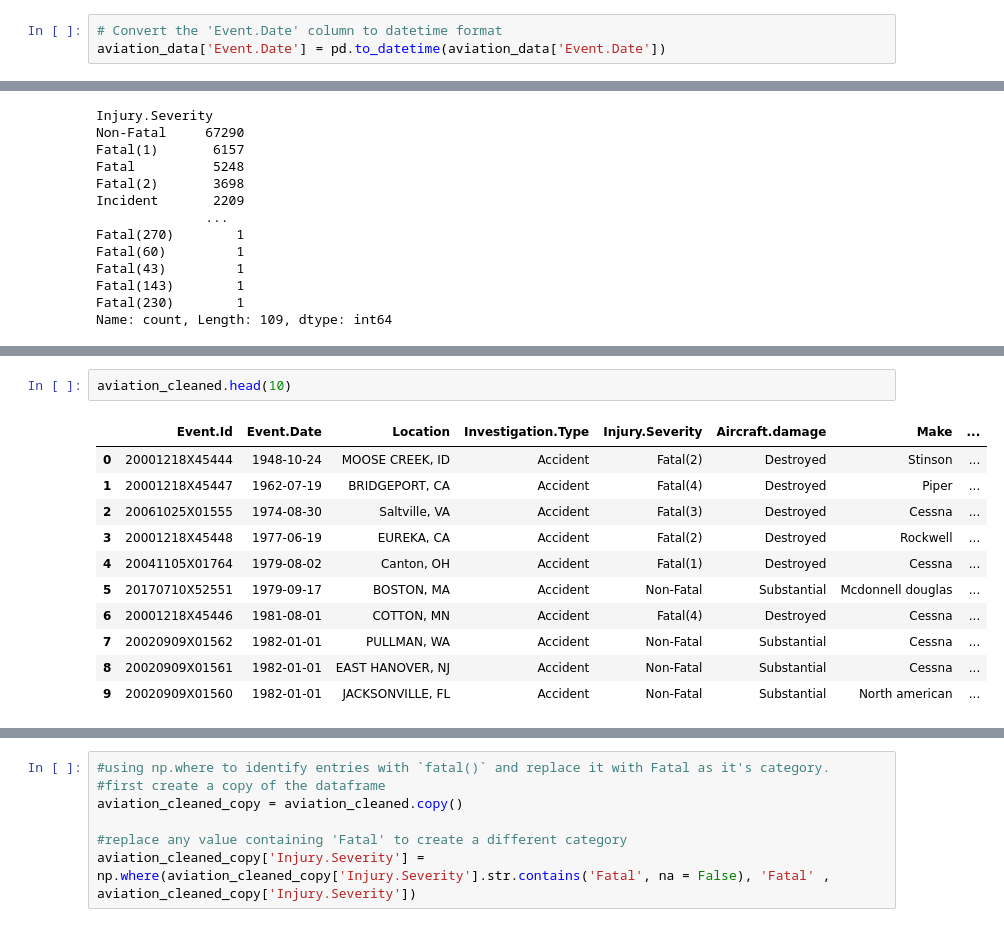
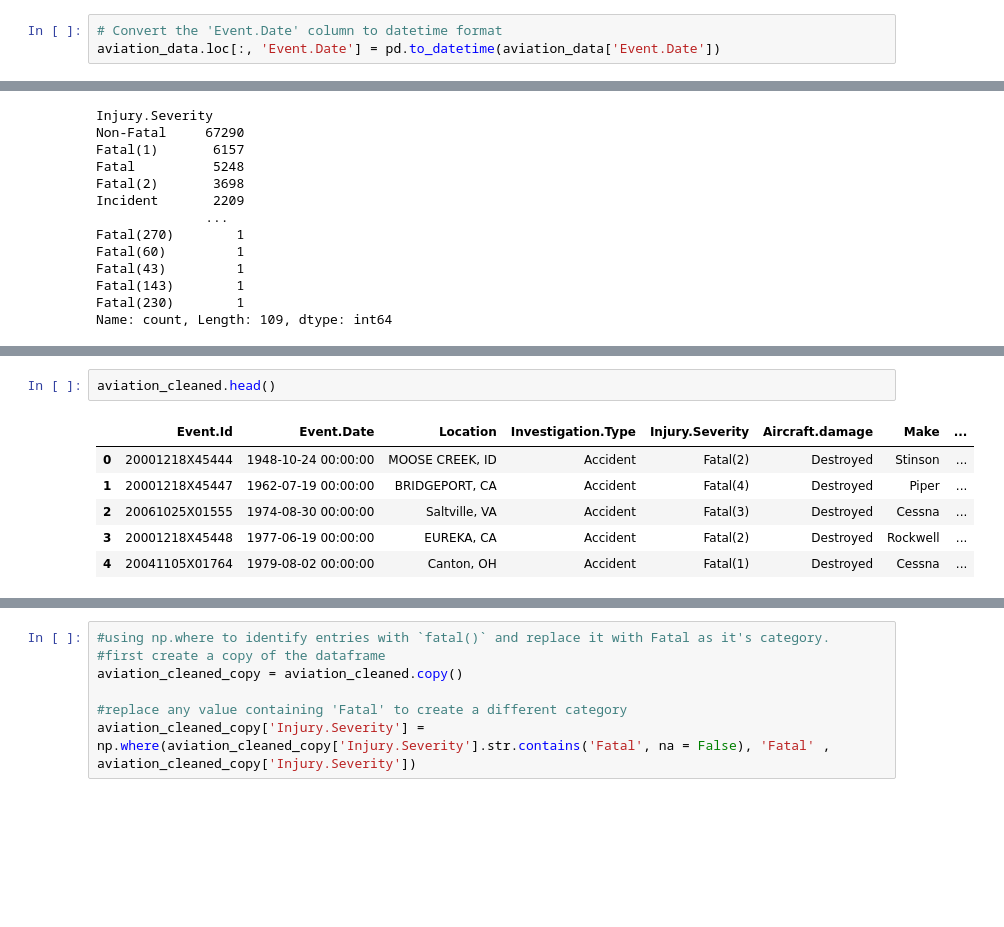
Before and after one commit to BandaVallary/aviation-accidents-analysis, a Jupyter notebook: aviation-accident-analysis.ipynb, the cells around one changed output, grey strips where cells are left out. Drawn from its saved outputs; the diff is of its cells as text; blank space fills up the shorter version.

```diff
--- a/aviation-accident-analysis.ipynb
+++ b/aviation-accident-analysis.ipynb
@@ -80,4 +81,4 @@ relevant_columns = ['Event.Id', 'Event.Date', 'Location','Investigation.Type', '
 aviation_data = df[relevant_columns]
 # %%
 # Convert the 'Event.Date' column to datetime format
-aviation_data['Event.Date'] = pd.to_datetime(aviation_data['Event.Date'])
+aviation_data.loc[:, 'Event.Date'] = pd.to_datetime(aviation_data['Event.Date'])
@@ -374,14 +333,9 @@ array(['Fatal(2)', 'Fatal(4)', 'Fatal(3)', 'Fatal(1)', 'Non-Fatal',
 # %%
-aviation_cleaned.head(10)
+aviation_cleaned.head()
 # %% [output]
 |  | Event.Id | Event.Date | Location | Investigation.Type | Injury.Severity | Aircraft.damage | Make | ... |
-| 0 | 20001218X45444 | 1948-10-24 | MOOSE CREEK, ID | Accident | Fatal(2) | Destroyed | Stinson | ... |
-| 1 | 20001218X45447 | 1962-07-19 | BRIDGEPORT, CA | Accident | Fatal(4) | Destroyed | Piper | ... |
-| 2 | 20061025X01555 | 1974-08-30 | Saltville, VA | Accident | Fatal(3) | Destroyed | Cessna | ... |
-| 3 | 20001218X45448 | 1977-06-19 | EUREKA, CA | Accident | Fatal(2) | Destroyed | Rockwell | ... |
-| 4 | 20041105X01764 | 1979-08-02 | Canton, OH | Accident | Fatal(1) | Destroyed | Cessna | ... |
-| 5 | 20170710X52551 | 1979-09-17 | BOSTON, MA | Accident | Non-Fatal | Substantial | Mcdonnell douglas | ... |
-| 6 | 20001218X45446 | 1981-08-01 | COTTON, MN | Accident | Fatal(4) | Destroyed | Cessna | ... |
-| 7 | 20020909X01562 | 1982-01-01 | PULLMAN, WA | Accident | Non-Fatal | Substantial | Cessna | ... |
-| 8 | 20020909X01561 | 1982-01-01 | EAST HANOVER, NJ | Accident | Non-Fatal | Substantial | Cessna | ... |
-| 9 | 20020909X01560 | 1982-01-01 | JACKSONVILLE, FL | Accident | Non-Fatal | Substantial | North american | ... |
+| 0 | 20001218X45444 | 1948-10-24 00:00:00 | MOOSE CREEK, ID | Accident | Fatal(2) | Destroyed | Stinson | ... |
+| 1 | 20001218X45447 | 1962-07-19 00:00:00 | BRIDGEPORT, CA | Accident | Fatal(4) | Destroyed | Piper | ... |
+| 2 | 20061025X01555 | 1974-08-30 00:00:00 | Saltville, VA | Accident | Fatal(3) | Destroyed | Cessna | ... |
+| 3 | 20001218X45448 | 1977-06-19 00:00:00 | EUREKA, CA | Accident | Fatal(2) | Destroyed | Rockwell | ... |
+| 4 | 20041105X01764 | 1979-08-02 00:00:00 | Canton, OH | Accident | Fatal(1) | Destroyed | Cessna | ... |
```
Also changed, not shown: parts of 39 cells of this notebook.
